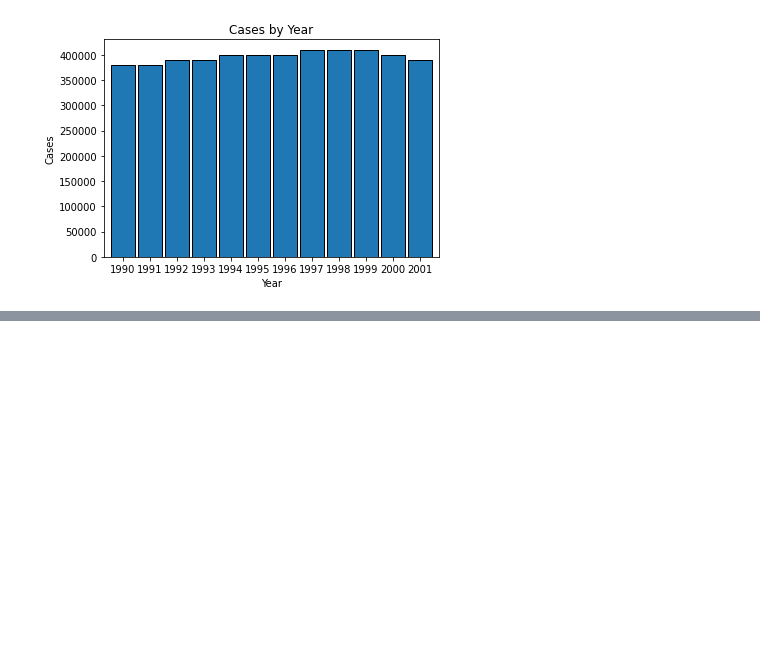
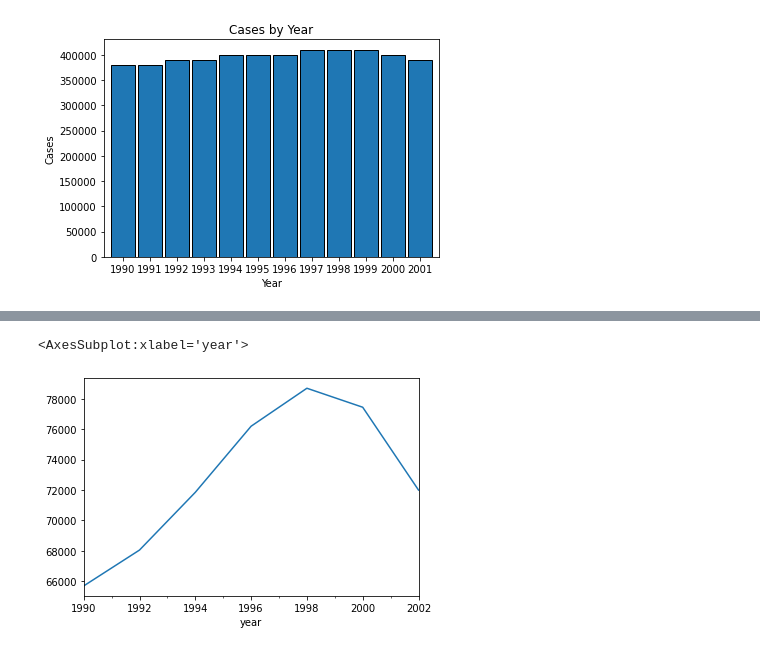
Before and after one commit to JenniferMLewis/Methodologies-I-Individual-Project, a Jupyter notebook: initial.ipynb, the cells around one changed output, grey strips where cells are left out. Cells and saved outputs as stored; diff of their text form; code cells hidden in the pictures; blank space fills up the shorter version.

```diff
--- a/initial.ipynb
+++ b/initial.ipynb
@@ -898,0 +941,5 @@ I keep driving myself nuts trying to figure out why
+# %%
+train.resample('2Y').estimated_deaths.mean().plot()
+# %% [output]
+<AxesSubplot:xlabel='year'>
+[figure, added]
```
Also changed, not shown: parts of 41 cells of this notebook, 1 other file.
